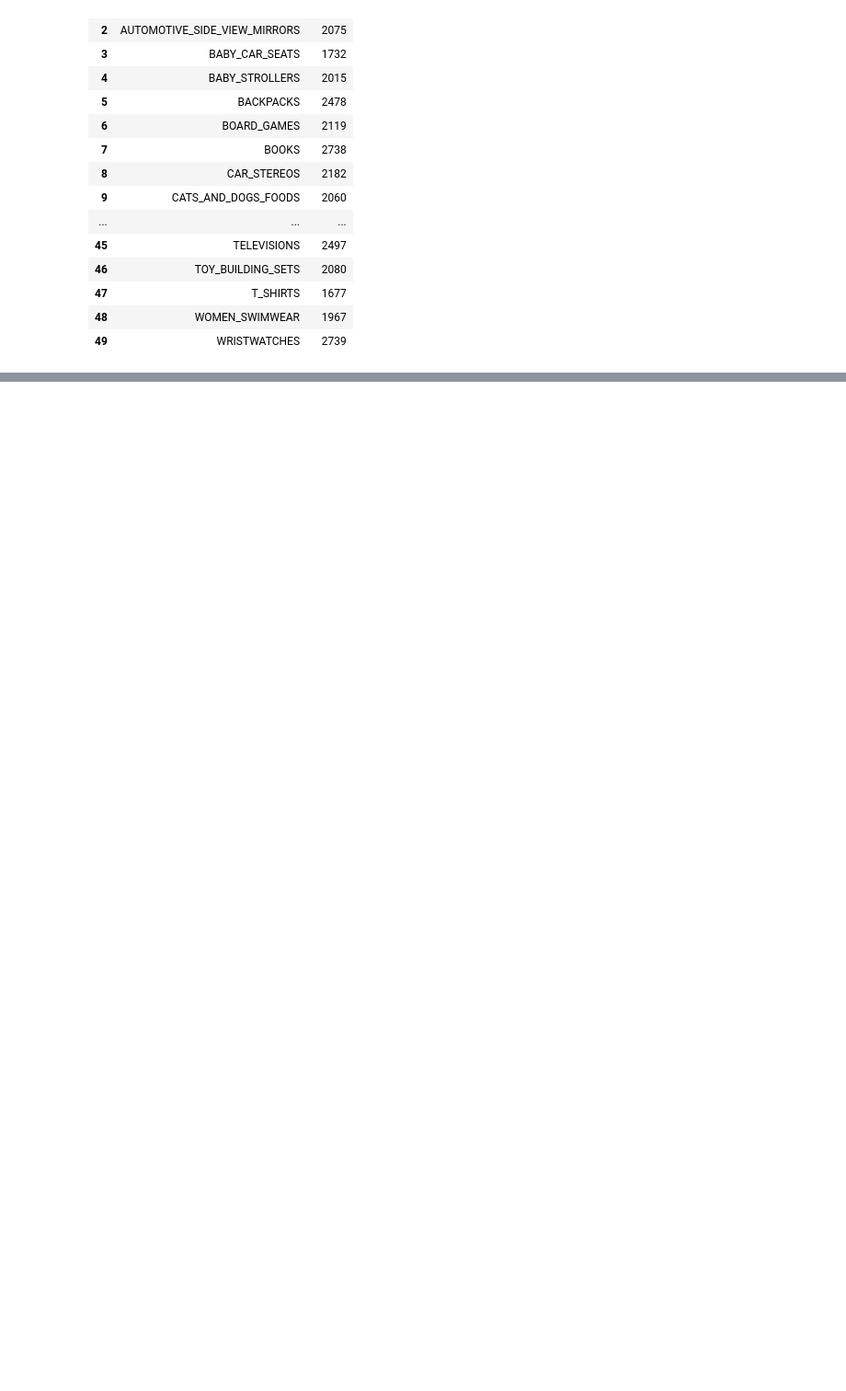
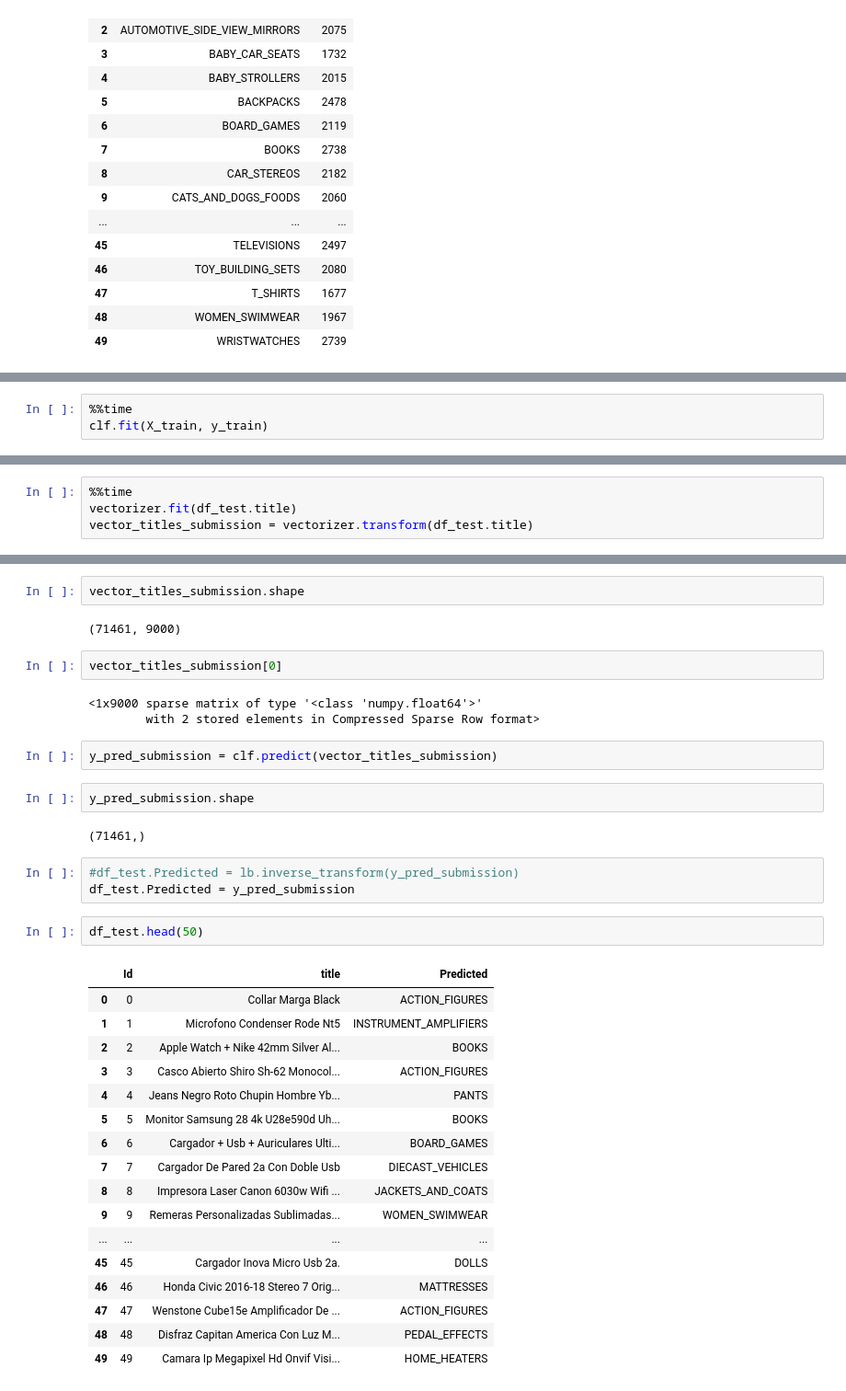
Before and after one commit to camilo-nunez/INF-393, a Jupyter notebook: main.ipynb, the cells around one changed output, grey strips where cells are left out. Shown: that part at 92% size. Cells and saved outputs as stored; diff of their text form; blank space fills up the shorter version.

```diff
--- a/main.ipynb
+++ b/main.ipynb
@@ -51,0 +174,3 @@ plt.show()
+# %%
+%%time
+clf.fit(X_train, y_train)
@@ -51,0 +230,4 @@ plt.show()
+# %%
+%%time
+vectorizer.fit(df_test.title)
+vector_titles_submission = vectorizer.transform(df_test.title)
@@ -51,0 +237,38 @@ plt.show()
+# %%
+vector_titles_submission.shape
+# %% [output]
+(71461, 9000)
+# %%
+vector_titles_submission[0]
+# %% [output]
+<1x9000 sparse matrix of type '<class 'numpy.float64'>'
+        with 2 stored elements in Compressed Sparse Row format>
+# %%
+y_pred_submission = clf.predict(vector_titles_submission)
+# %%
+y_pred_submission.shape
+# %% [output]
+(71461,)
+# %%
+#df_test.Predicted = lb.inverse_transform(y_pred_submission)
+df_test.Predicted = y_pred_submission
+# %%
+df_test.head(50)
+# %% [output]
+|  | Id | title | Predicted |
+| 0 | 0 | Collar Marga Black | ACTION_FIGURES |
+| 1 | 1 | Microfono Condenser Rode Nt5 | INSTRUMENT_AMPLIFIERS |
+| 2 | 2 | Apple Watch + Nike 42mm Silver Al... | BOOKS |
+| 3 | 3 | Casco Abierto Shiro Sh-62 Monocol... | ACTION_FIGURES |
+| 4 | 4 | Jeans Negro Roto Chupin Hombre Yb... | PANTS |
+| 5 | 5 | Monitor Samsung 28 4k U28e590d Uh... | BOOKS |
+| 6 | 6 | Cargador + Usb + Auriculares Ulti... | BOARD_GAMES |
+| 7 | 7 | Cargador De Pared 2a Con Doble Usb | DIECAST_VEHICLES |
+| 8 | 8 | Impresora Laser Canon 6030w Wifi ... | JACKETS_AND_COATS |
+| 9 | 9 | Remeras Personalizadas Sublimadas... | WOMEN_SWIMWEAR |
+| ... | ... | ... | ... |
+| 45 | 45 | Cargador Inova Micro Usb 2a. | DOLLS |
+| 46 | 46 | Honda Civic 2016-18 Stereo 7 Orig... | MATTRESSES |
+| 47 | 47 | Wenstone Cube15e Amplificador De ... | ACTION_FIGURES |
+| 48 | 48 | Disfraz Capitan America Con Luz M... | PEDAL_EFFECTS |
+| 49 | 49 | Camara Ip Megapixel Hd Onvif Visi... | HOME_HEATERS |
```
Also changed, not shown: parts of 48 cells of this notebook.
